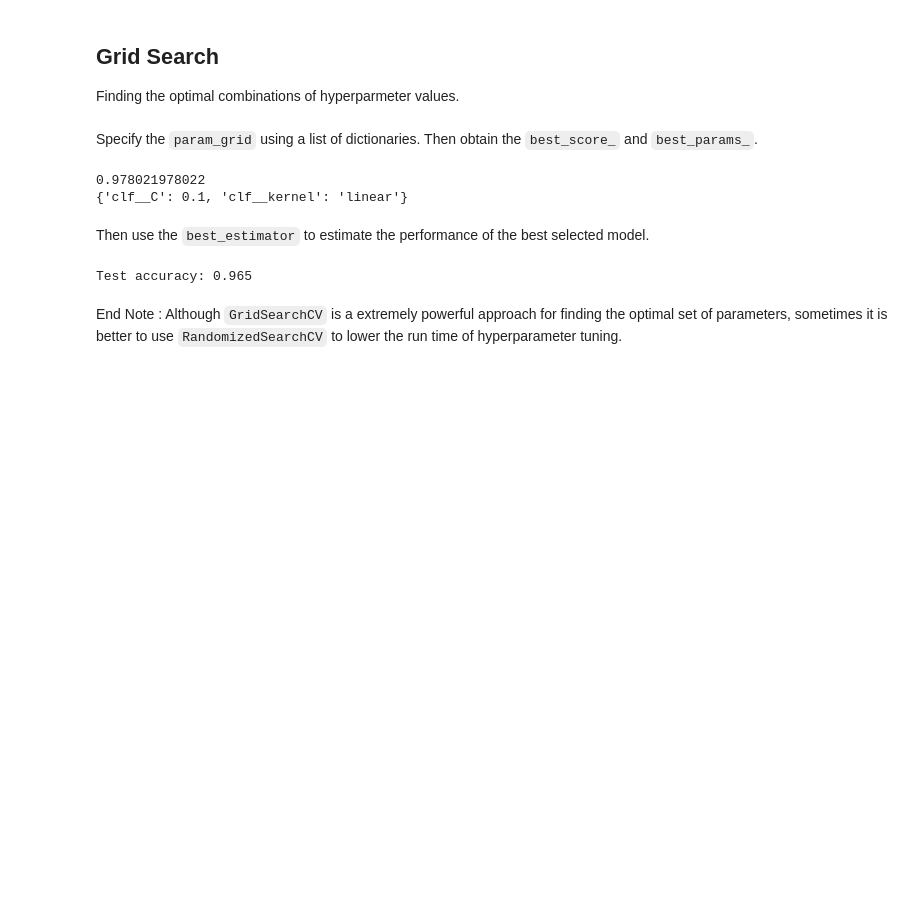
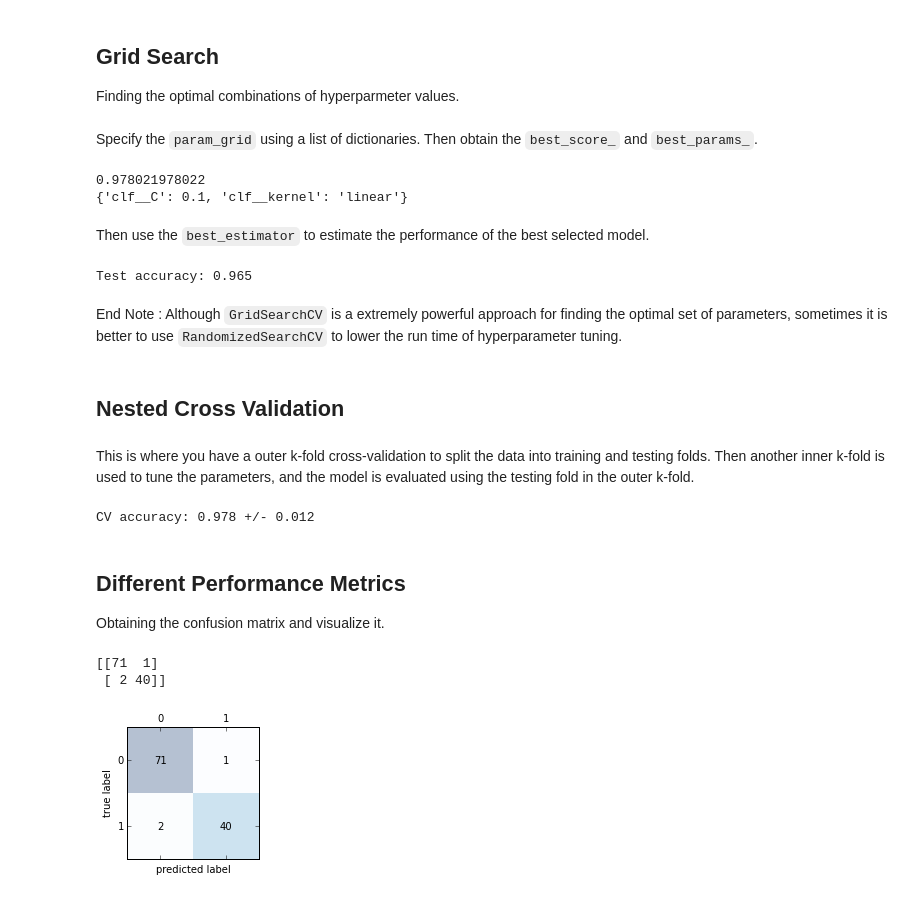
Before and after one commit to ethen8181/programming, a Jupyter notebook: python_machine_learning/chapter6/chapter6.ipynb, the cells around one changed output. Cells and saved outputs as stored; diff of their text form; code cells hidden in the pictures; blank space fills up the shorter version.

```diff
--- a/python_machine_learning/chapter6/chapter6.ipynb
+++ b/python_machine_learning/chapter6/chapter6.ipynb
@@ -267,3 +267,47 @@ print('Test accuracy: %.3f' % clf.score(x_test, y_test) )
 Test accuracy: 0.965
 # %% [markdown]
 End Note : Although `GridSearchCV` is a extremely powerful approach for finding the optimal set of parameters, sometimes it is better to use `RandomizedSearchCV` to lower the run time of hyperparameter tuning.
+# %% [markdown]
+## Nested Cross Validation
+# %% [markdown]
+This is where you have a outer k-fold cross-validation to split the data into training and testing folds. Then another inner k-fold is used to tune the parameters, and the model is evaluated using the testing fold in the outer k-fold.
+# %%
+gs = GridSearchCV(
+    estimator = pipe_svc,
+    param_grid = param_grid,
+    scoring = 'accuracy',
+    cv = 5
+)
+scores = cross_val_score( gs, x_train, y_train, scoring = 'accuracy', cv = 5 )
+print( 'CV accuracy: %.3f +/- %.3f' % ( np.mean(scores), np.std(scores) ) )
+# %% [output]
+CV accuracy: 0.978 +/- 0.012
+# %% [markdown]
+## Different Performance Metrics
+
+Obtaining the confusion matrix and visualize it.
+# %%
+from sklearn.metrics import confusion_matrix
+
+pipe_svc.fit( x_train, y_train )
+y_pred = pipe_svc.predict( x_test )
+conf_mat = confusion_matrix( y_true = y_test, y_pred = y_pred )
+print( conf_mat )
+# %% [output]
+[[71  1]
+ [ 2 40]]
+# %%
+# visualizing the confusion matrix
+fig, ax = plt.subplots( figsize = ( 2.5, 2.5 ) )
+ax.matshow( conf_mat, cmap = plt.cm.Blues, alpha = 0.3 )
+
+for i in range( conf_mat.shape[0] ) :
+    for j in range( conf_mat.shape[1] ) :
+        ax.text( x = j, y = i, s = conf_mat[ i, j ], va = "center", ha = "center" )
+
+plt.xlabel('predicted label')
+plt.ylabel('true label')
+plt.tight_layout()
+plt.show()
+# %% [output]
+[figure, added]
```
Also changed, not shown: parts of 9 cells of this notebook, 2 other files.
